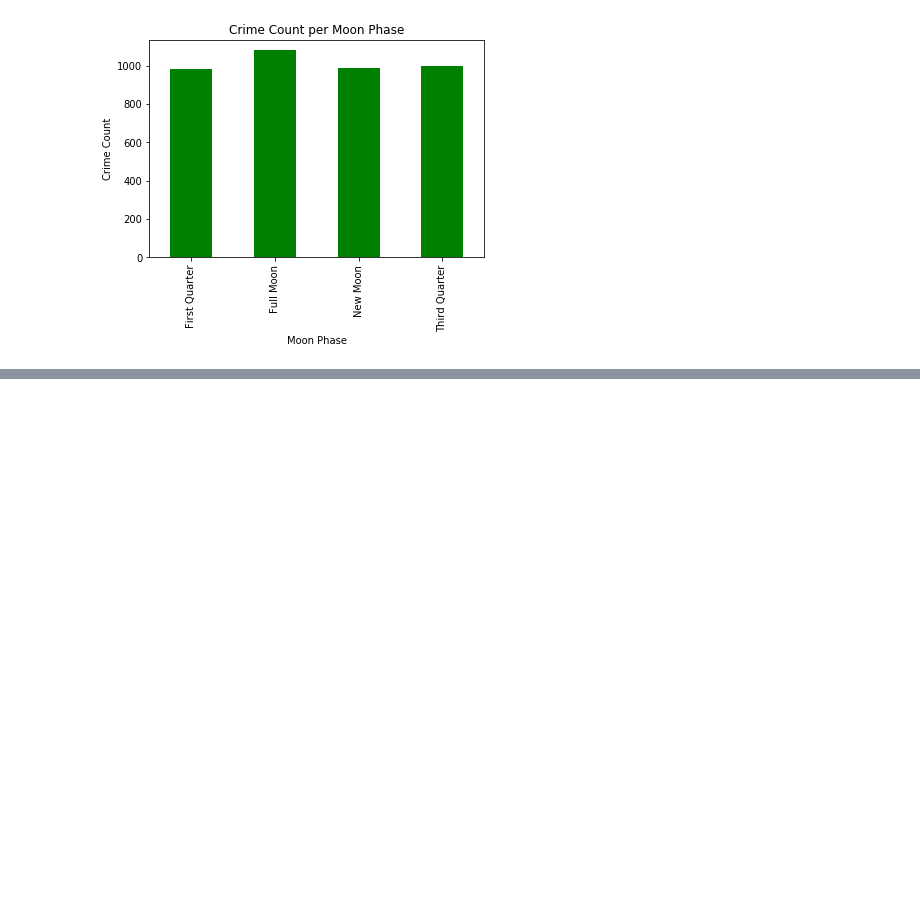
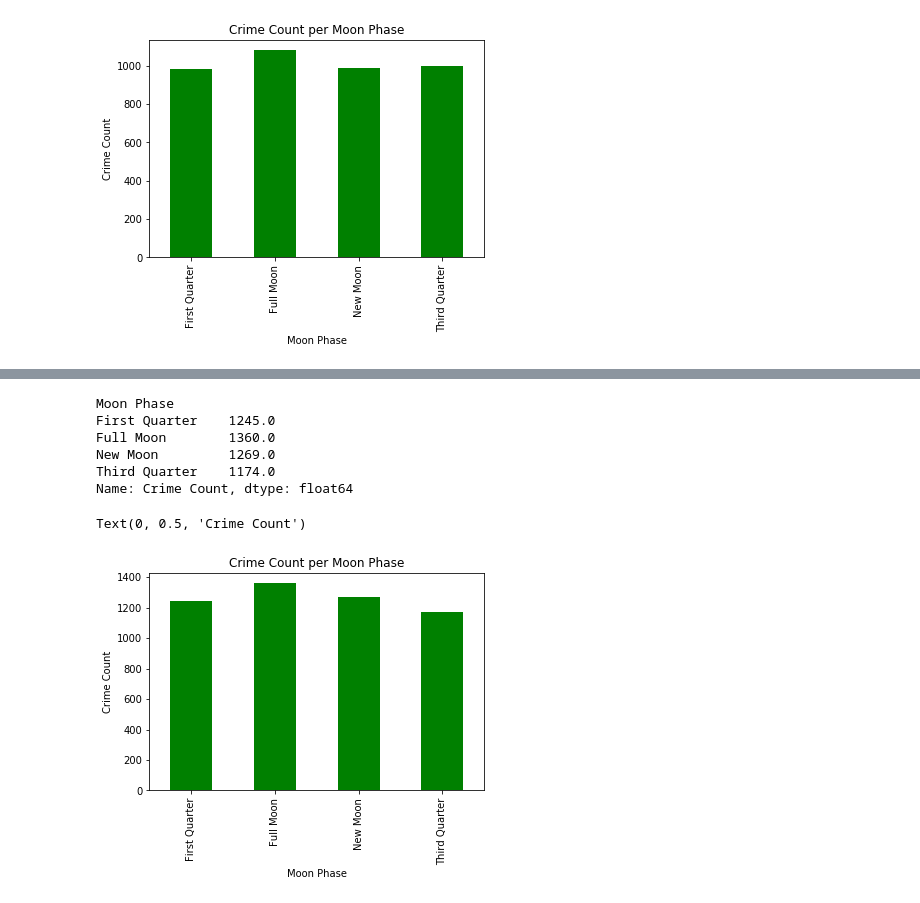
Before and after one commit to NHigs58/Project-1-, a Jupyter notebook: Graphs.ipynb, the cells around one changed output, grey strips where cells are left out. Saved outputs shown, nothing was run; the diff lists cells and outputs as text; code cells hidden in the pictures; blank space fills up the shorter version.

Commit message:
Nasa Cleaned Data

```diff
--- a/Graphs.ipynb
+++ b/Graphs.ipynb
@@ -35,3 +35,8 @@ plt.ylabel('Crime Count')
 # %% [output]
 Text(0, 0.5, 'Crime Count')
 [figure]
+# %%
+# Portlabd Data
+csv_path = "Resources/pdxMoon.csv"
+pdx_df = pd.read_csv(csv_path)
+pdx_df.head()
@@ -37,0 +50,19 @@ Text(0, 0.5, 'Crime Count')
+# %%
+new_df = pdx_df.groupby(['Moon Phase'])['Crime Count'].sum()
+new_df
+# %% [output]
+Moon Phase
+First Quarter    1245.0
+Full Moon        1360.0
+New Moon         1269.0
+Third Quarter    1174.0
+Name: Crime Count, dtype: float64
+# %%
+crime_moon_graph = new_df.plot(kind="bar", color="green")
+
+plt.title('Crime Count per Moon Phase')
+plt.xlabel('Moon Phase')
+plt.ylabel('Crime Count')
+# %% [output]
+Text(0, 0.5, 'Crime Count')
+[figure, added]
```
Also changed, not shown: parts of 7 cells of this notebook, 1 other file.
